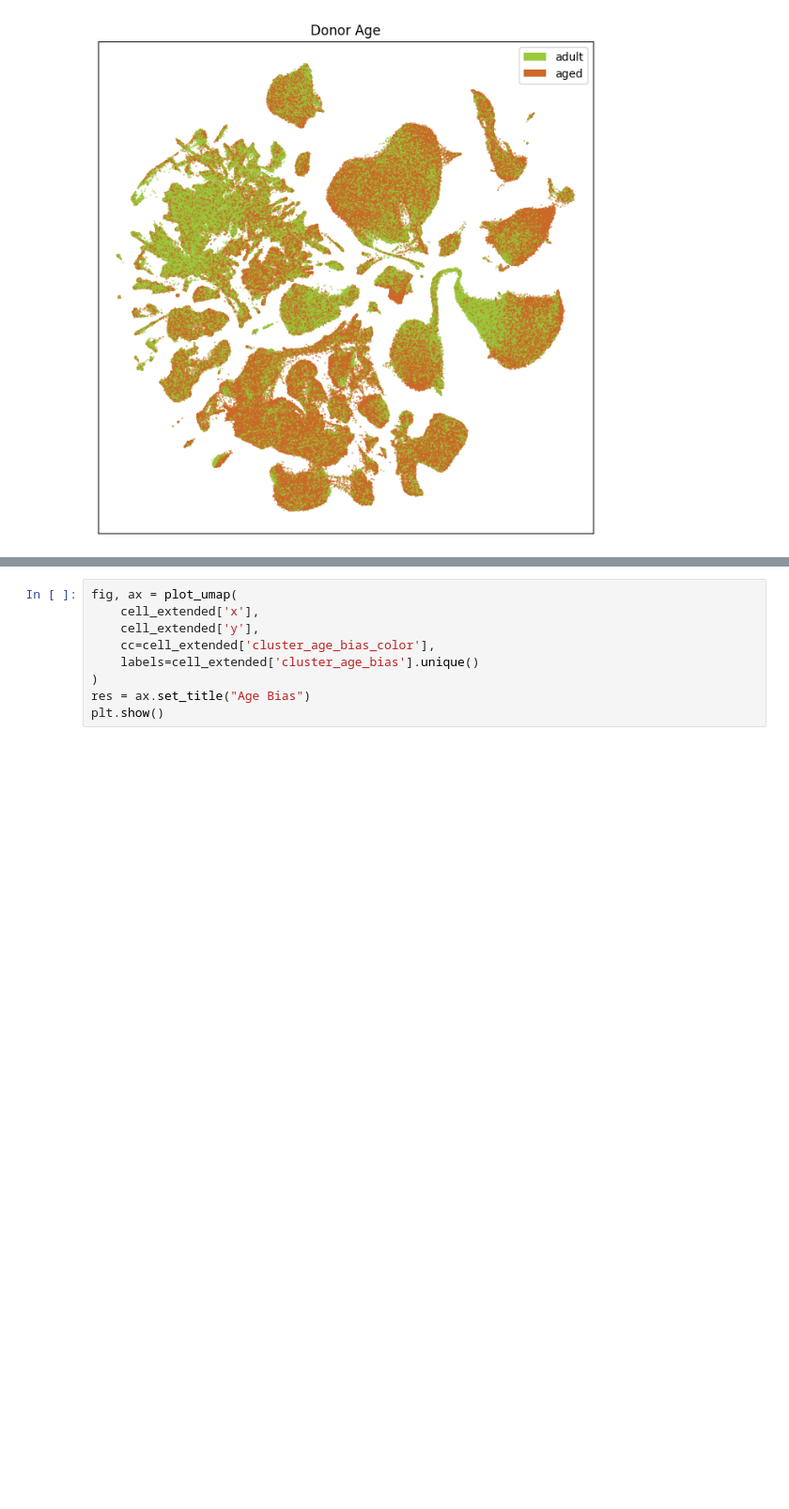
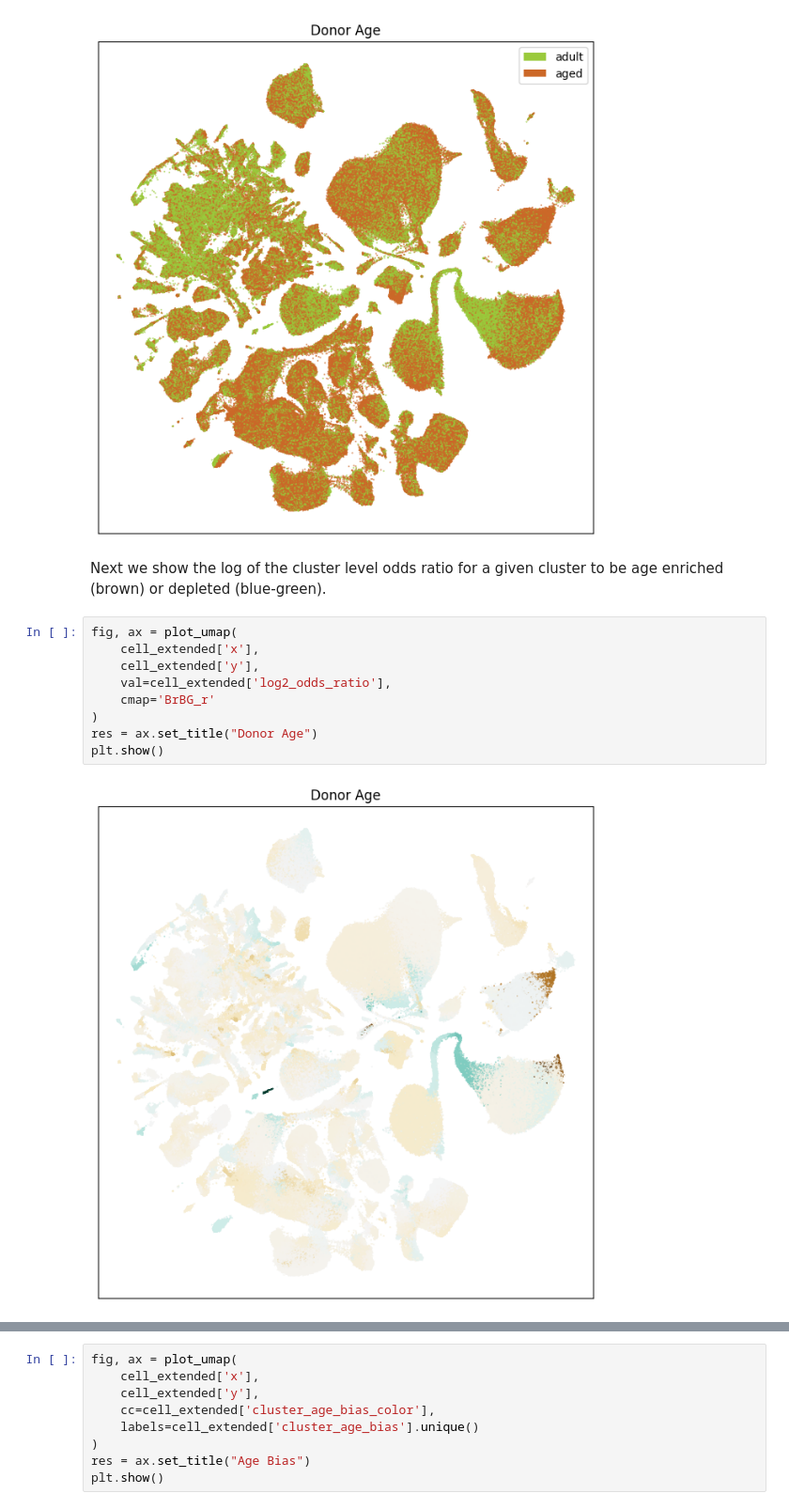
Before and after one commit to rachelhostetler/abc_atlas_access, a Jupyter notebook: notebooks/Zeng-Aging-Mouse-10x_snRNASeq_tutorial_part_1.ipynb, the cells around one changed output, grey strips where cells are left out. Shown at 94% size. Saved outputs shown, nothing was run; the diff lists cells and outputs as text; blank space fills up the shorter version.

```diff
--- a/notebooks/Zeng-Aging-Mouse-10x_snRNASeq_tutorial_part_1.ipynb
+++ b/notebooks/Zeng-Aging-Mouse-10x_snRNASeq_tutorial_part_1.ipynb
@@ -363,3 +351,16 @@ res = ax.set_title("Donor Age")
 plt.show()
 # %% [output]
 [figure]
+# %% [markdown]
+Next we show the log of the cluster level odds ratio for a given cluster to be age enriched (brown) or depleted (blue-green).
+# %%
+fig, ax = plot_umap(
+    cell_extended['x'],
+    cell_extended['y'],
+    val=cell_extended['log2_odds_ratio'],
+    cmap='BrBG_r'
+)
+res = ax.set_title("Donor Age")
+plt.show()
+# %% [output]
+[figure, added]
```
Also changed, not shown: parts of 9 cells of this notebook, 2 other files.
